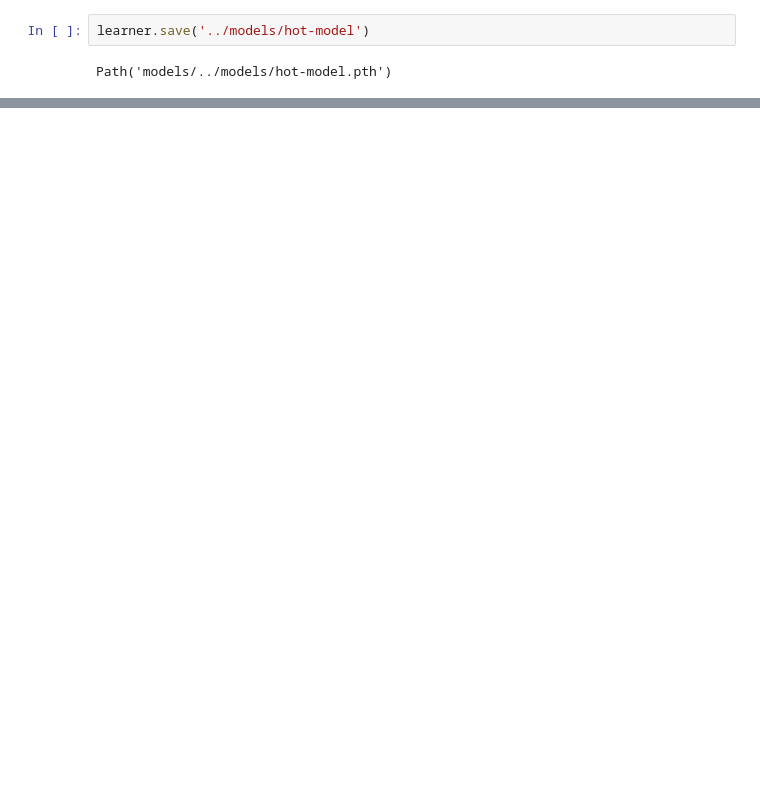
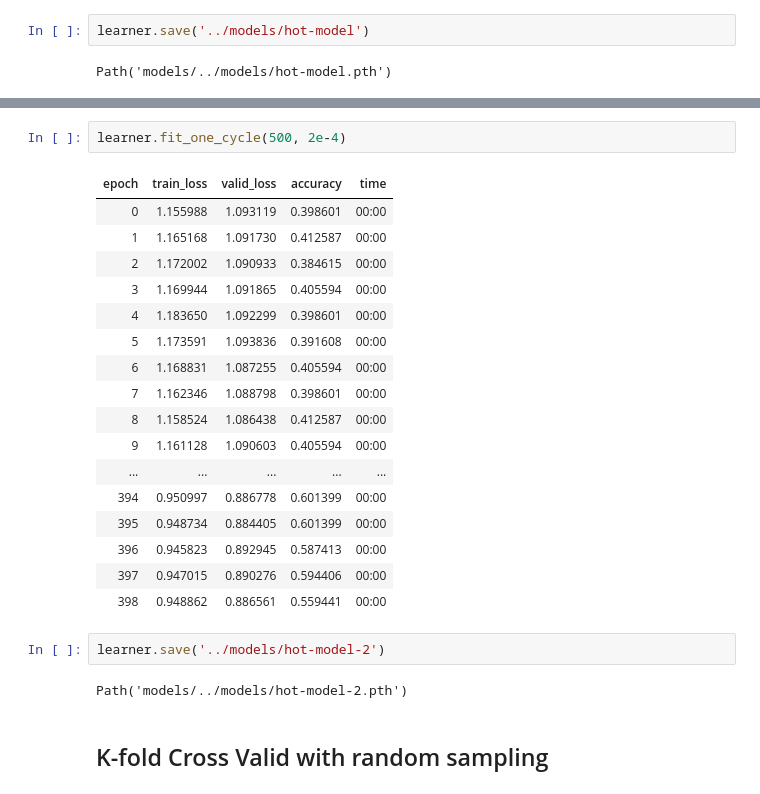
Before and after one commit to 0tist/Contact-Tracing-HotSpots, a Jupyter notebook: nbs/Traditional_methods.ipynb, the cells around one changed output, grey strips where cells are left out. Saved outputs shown, nothing was run; the diff lists cells and outputs as text; blank space fills up the shorter version.

```diff
--- a/nbs/Untitled.ipynb
+++ b/nbs/Traditional_methods.ipynb
@@ -437,0 +471,26 @@ Path('models/../models/hot-model.pth')
+# %%
+learner.fit_one_cycle(500, 2e-4)
+# %% [output]
+| epoch | train_loss | valid_loss | accuracy | time |
+| 0 | 1.155988 | 1.093119 | 0.398601 | 00:00 |
+| 1 | 1.165168 | 1.091730 | 0.412587 | 00:00 |
+| 2 | 1.172002 | 1.090933 | 0.384615 | 00:00 |
+| 3 | 1.169944 | 1.091865 | 0.405594 | 00:00 |
+| 4 | 1.183650 | 1.092299 | 0.398601 | 00:00 |
+| 5 | 1.173591 | 1.093836 | 0.391608 | 00:00 |
+| 6 | 1.168831 | 1.087255 | 0.405594 | 00:00 |
+| 7 | 1.162346 | 1.088798 | 0.398601 | 00:00 |
+| 8 | 1.158524 | 1.086438 | 0.412587 | 00:00 |
+| 9 | 1.161128 | 1.090603 | 0.405594 | 00:00 |
+| ... | ... | ... | ... | ... |
+| 394 | 0.950997 | 0.886778 | 0.601399 | 00:00 |
+| 395 | 0.948734 | 0.884405 | 0.601399 | 00:00 |
+| 396 | 0.945823 | 0.892945 | 0.587413 | 00:00 |
+| 397 | 0.947015 | 0.890276 | 0.594406 | 00:00 |
+| 398 | 0.948862 | 0.886561 | 0.559441 | 00:00 |
+# %%
+learner.save('../models/hot-model-2')
+# %% [output]
+Path('models/../models/hot-model-2.pth')
+# %% [markdown]
+## K-fold Cross Valid with random sampling
```
Also changed, not shown: parts of 41 cells of this notebook, 7 other files.
